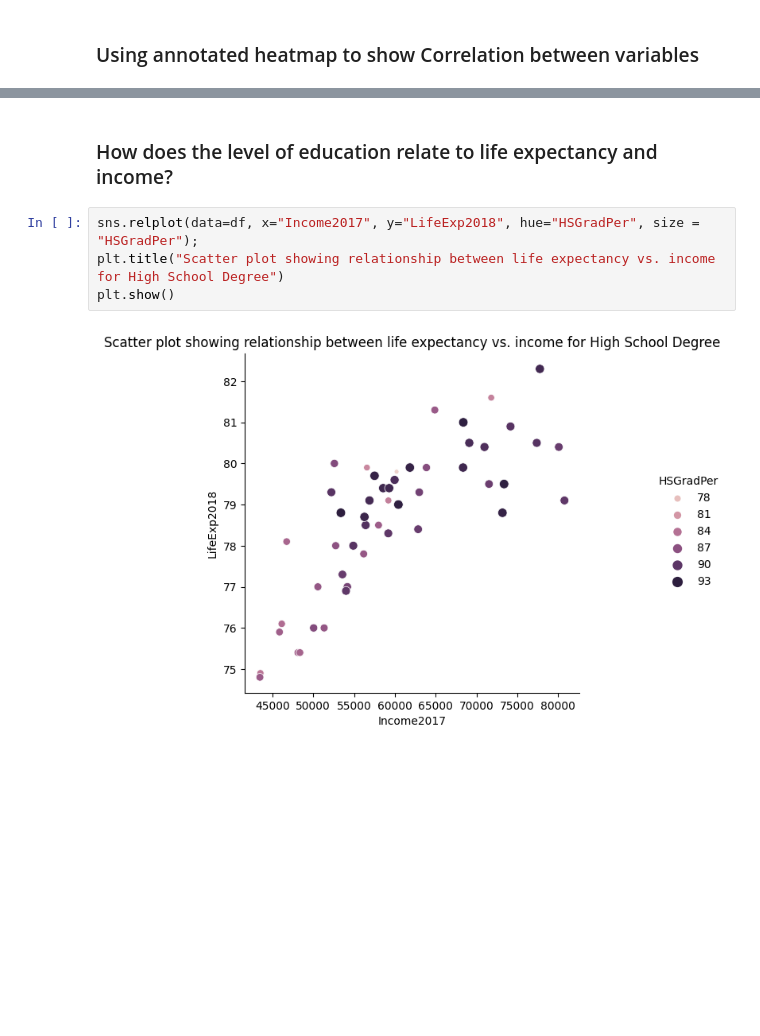
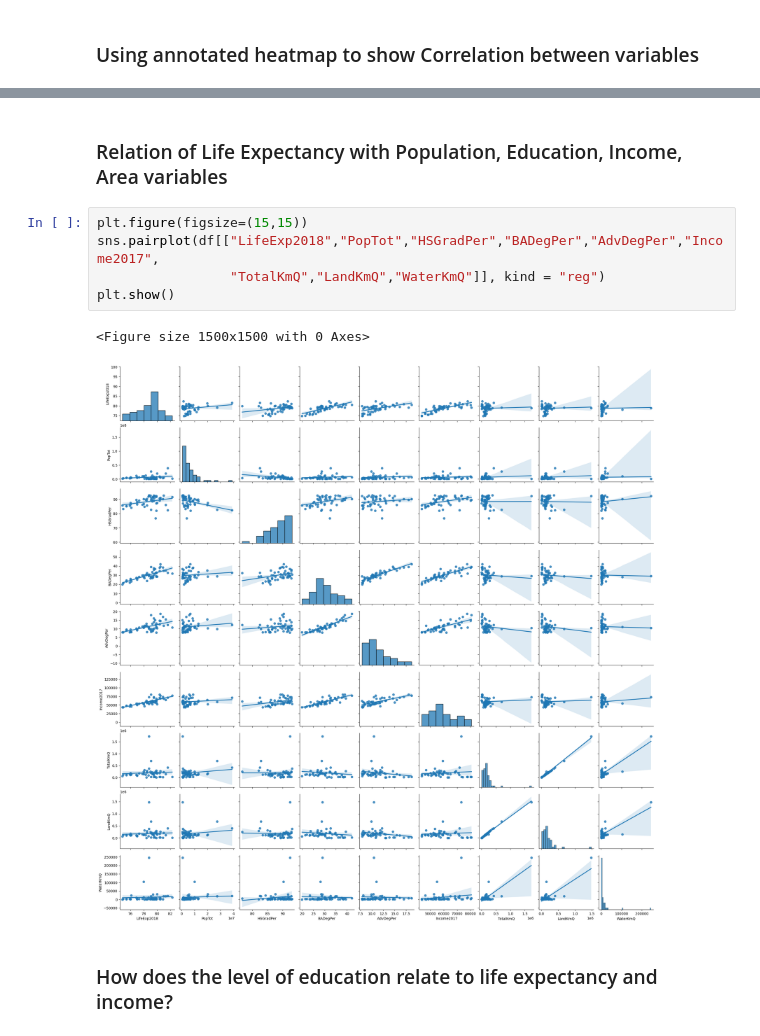
Before and after one commit to pallabee/Demographic-Data-Analysis, a Jupyter notebook: visualize_relationships.ipynb, the cells around one changed output, grey strips where cells are left out. Drawn from its saved outputs; the diff is of its cells as text; blank space fills up the shorter version.

```diff
--- a/visualize_relationships.ipynb
+++ b/visualize_relationships.ipynb
@@ -53,8 +68,12 @@ sns.heatmap(corr,
+# %% [markdown]
+### Relation of Life Expectancy with Population, Education, Income, Area variables
+# %%
+plt.figure(figsize=(15,15))
+sns.pairplot(df[["LifeExp2018","PopTot","HSGradPer","BADegPer","AdvDegPer","Income2017",
+                 "TotalKmQ","LandKmQ","WaterKmQ"]], kind = "reg")
+plt.show()
+# %% [output]
+<Figure size 1500x1500 with 0 Axes>
+[figure, added]
 # %% [markdown]
 ### How does the level of education relate to life expectancy and income?
-# %%
-sns.relplot(data=df, x="Income2017", y="LifeExp2018", hue="HSGradPer", size = "HSGradPer");
-plt.title("Scatter plot showing relationship between life expectancy vs. income for High School Degree")
-plt.show()
-# %% [output]
-[figure, removed]
```
Also changed, not shown: parts of 7 cells of this notebook.
